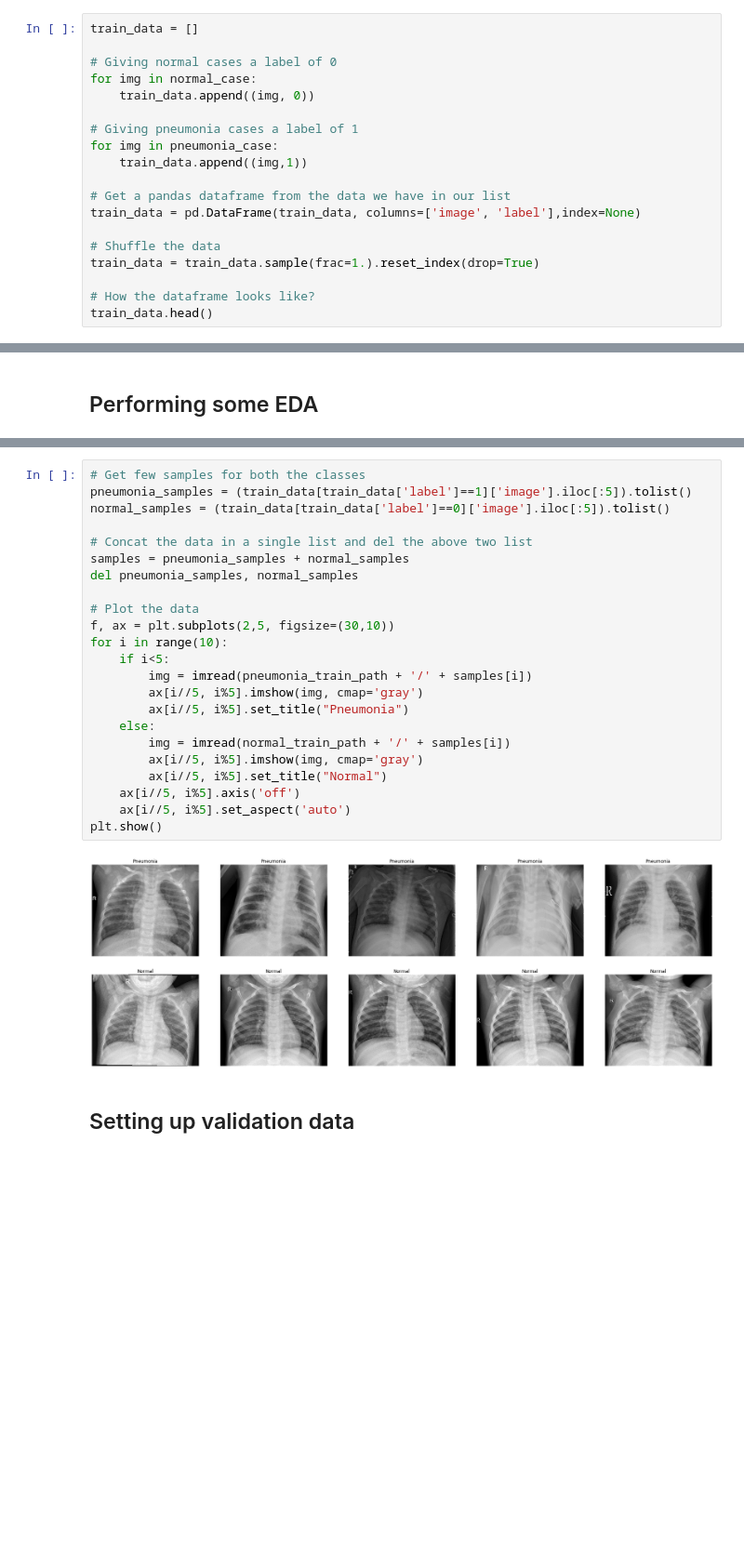
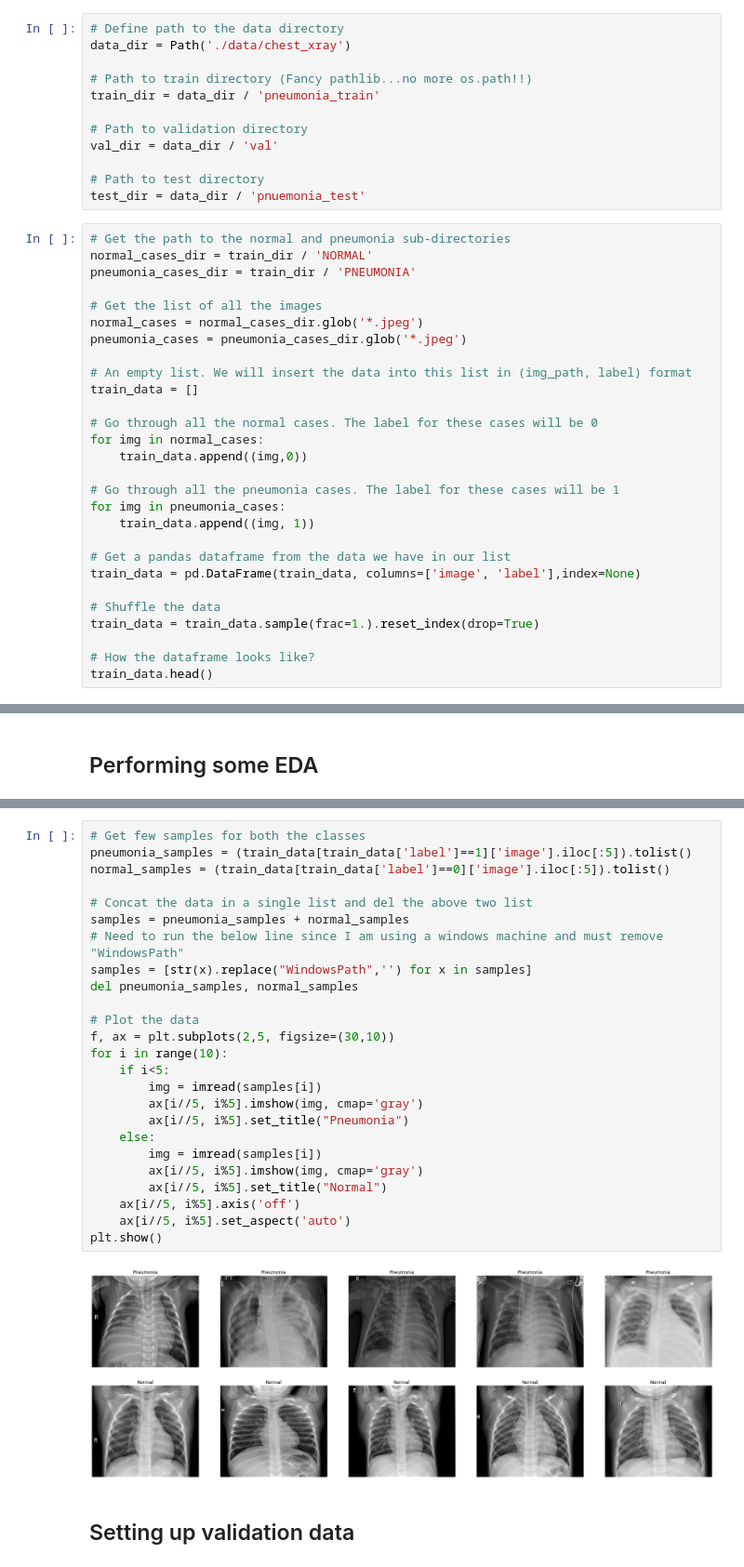
Before and after one commit to gabegomez014/data_processing, a Jupyter notebook: imgProcessing/Pneumonia_Detection.ipynb, the cells around one changed output, grey strips where cells are left out. Shown at 93% size. Drawn from its saved outputs; the diff is of its cells as text; blank space fills up the shorter version.

Commit message:
ready to start training the data

```diff
--- a/imgProcessing/Pneumonia_Detection.ipynb
+++ b/imgProcessing/Pneumonia_Detection.ipynb
@@ -64,13 +59,34 @@ pneumonia_case = os.listdir(pneumonia_train_path)
+# %%
+# Define path to the data directory
+data_dir = Path('./data/chest_xray')
+
+# Path to train directory (Fancy pathlib...no more os.path!!)
+train_dir = data_dir / 'pneumonia_train'
+
+# Path to validation directory
+val_dir = data_dir / 'val'
+
+# Path to test directory
+test_dir = data_dir / 'pnuemonia_test'
 # %%
+# Get the path to the normal and pneumonia sub-directories
+normal_cases_dir = train_dir / 'NORMAL'
+pneumonia_cases_dir = train_dir / 'PNEUMONIA'
+
+# Get the list of all the images
+normal_cases = normal_cases_dir.glob('*.jpeg')
+pneumonia_cases = pneumonia_cases_dir.glob('*.jpeg')
+
+# An empty list. We will insert the data into this list in (img_path, label) format
 train_data = []
 
-# Giving normal cases a label of 0
-for img in normal_case:
-    train_data.append((img, 0))
+# Go through all the normal cases. The label for these cases will be 0
+for img in normal_cases:
+    train_data.append((img,0))
 
-# Giving pneumonia cases a label of 1
-for img in pneumonia_case:
-    train_data.append((img,1))
+# Go through all the pneumonia cases. The label for these cases will be 1
+for img in pneumonia_cases:
+    train_data.append((img, 1))
 
 # Get a pandas dataframe from the data we have in our list
 train_data = pd.DataFrame(train_data, columns=['image', 'label'],index=None)
@@ -113,27 +129,29 @@ Name: label, dtype: int64
 # %%
 # Get few samples for both the classes
 pneumonia_samples = (train_data[train_data['label']==1]['image'].iloc[:5]).tolist()
 normal_samples = (train_data[train_data['label']==0]['image'].iloc[:5]).tolist()
 
 # Concat the data in a single list and del the above two list
 samples = pneumonia_samples + normal_samples
+# Need to run the below line since I am using a windows machine and must remove "WindowsPath"
+samples = [str(x).replace("WindowsPath",'') for x in samples]
 del pneumonia_samples, normal_samples
 
 # Plot the data
 f, ax = plt.subplots(2,5, figsize=(30,10))
 for i in range(10):
     if i<5:
-        img = imread(pneumonia_train_path + '/' + samples[i])
+        img = imread(samples[i])
         ax[i//5, i%5].imshow(img, cmap='gray')
         ax[i//5, i%5].set_title("Pneumonia")
     else:
-        img = imread(normal_train_path + '/' + samples[i])
+        img = imread(samples[i])
         ax[i//5, i%5].imshow(img, cmap='gray')
         ax[i//5, i%5].set_title("Normal")
     ax[i//5, i%5].axis('off')
     ax[i//5, i%5].set_aspect('auto')
 plt.show()
 # %% [output]
-[figure, old version]
+[figure, new version]
 # %% [markdown]
 ## Setting up validation data
```
Also changed, not shown: parts of 12 cells of this notebook, 11 other files.
